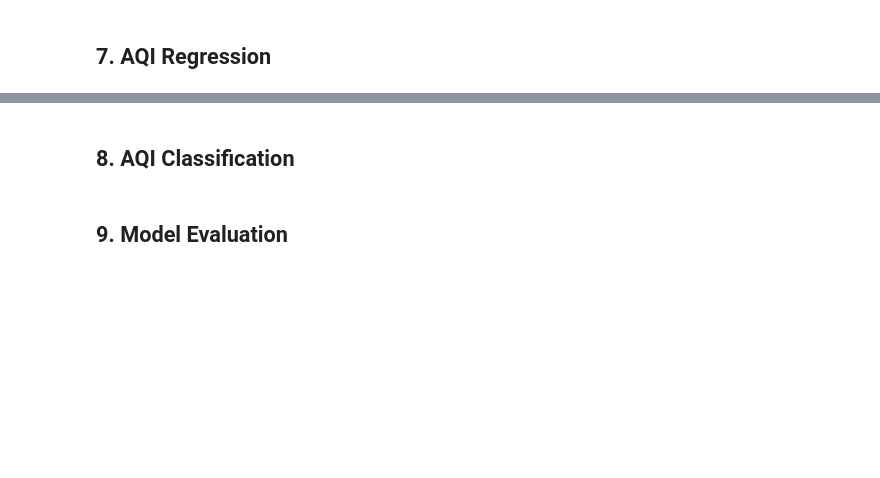
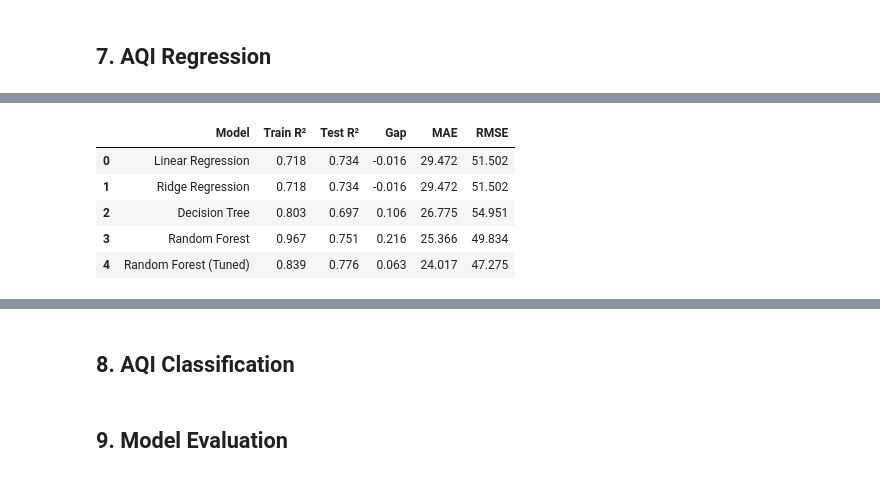
Before and after one commit to shefali-walia/india-air-quality-analysis, a Jupyter notebook: India_Air_Quality_Analysis.ipynb, the cells around one changed output, grey strips where cells are left out. Drawn from its saved outputs; the diff is of its cells as text; code cells hidden in the pictures; blank space fills up the shorter version.

```diff
--- a/India_Air_Quality_Analysis.ipynb
+++ b/India_Air_Quality_Analysis.ipynb
@@ -822,0 +1257,17 @@ The modelling sections will now establish simple baselines before comparing more
+# %%
+rf_tuned = RandomForestRegressor(
+    n_estimators=200,
+    max_depth=10,
+    min_samples_leaf=5,
+    random_state=42,
+    n_jobs=-1
+)
+
+rf_tuned.fit(X_reg_train, y_reg_train)
+
+y_pred_rf_tuned = rf_tuned.predict(X_reg_test)
+
+print(f"Train R²: {rf_tuned.score(X_reg_train, y_reg_train):.3f}")
+print(f"Test R²:  {rf_tuned.score(X_reg_test, y_reg_test):.3f}")
+print(f"MAE:      {mean_absolute_error(y_reg_test, y_pred_rf_tuned):.3f}")
+print(f"RMSE:     {np.sqrt(mean_squared_error(y_reg_test, y_pred_rf_tuned)):.3f}")
@@ -822,0 +1285,40 @@ The modelling sections will now establish simple baselines before comparing more
+# %%
+models = {
+    "Linear Regression": linear_model,
+    "Ridge Regression": ridge_model,
+    "Decision Tree": tree_model,
+    "Random Forest": rf_model,
+    "Random Forest (Tuned)": rf_tuned
+}
+
+results = []
+
+for name, model in models.items():
+    y_train_pred = model.predict(X_reg_train)
+    y_test_pred = model.predict(X_reg_test)
+
+    train_r2 = r2_score(y_reg_train, y_train_pred)
+    test_r2 = r2_score(y_reg_test, y_test_pred)
+
+    mae = mean_absolute_error(y_reg_test, y_test_pred)
+    rmse = np.sqrt(mean_squared_error(y_reg_test, y_test_pred))
+
+    results.append({
+        "Model": name,
+        "Train R²": train_r2,
+        "Test R²": test_r2,
+        "Gap": train_r2 - test_r2,
+        "MAE": mae,
+        "RMSE": rmse
+    })
+
+regression_results = pd.DataFrame(results)
+
+regression_results.round(3)
+# %% [output]
+|  | Model | Train R² | Test R² | Gap | MAE | RMSE |
+| 0 | Linear Regression | 0.718 | 0.734 | -0.016 | 29.472 | 51.502 |
+| 1 | Ridge Regression | 0.718 | 0.734 | -0.016 | 29.472 | 51.502 |
+| 2 | Decision Tree | 0.803 | 0.697 | 0.106 | 26.775 | 54.951 |
+| 3 | Random Forest | 0.967 | 0.751 | 0.216 | 25.366 | 49.834 |
+| 4 | Random Forest (Tuned) | 0.839 | 0.776 | 0.063 | 24.017 | 47.275 |
```
Also changed, not shown: parts of 30 cells of this notebook.
